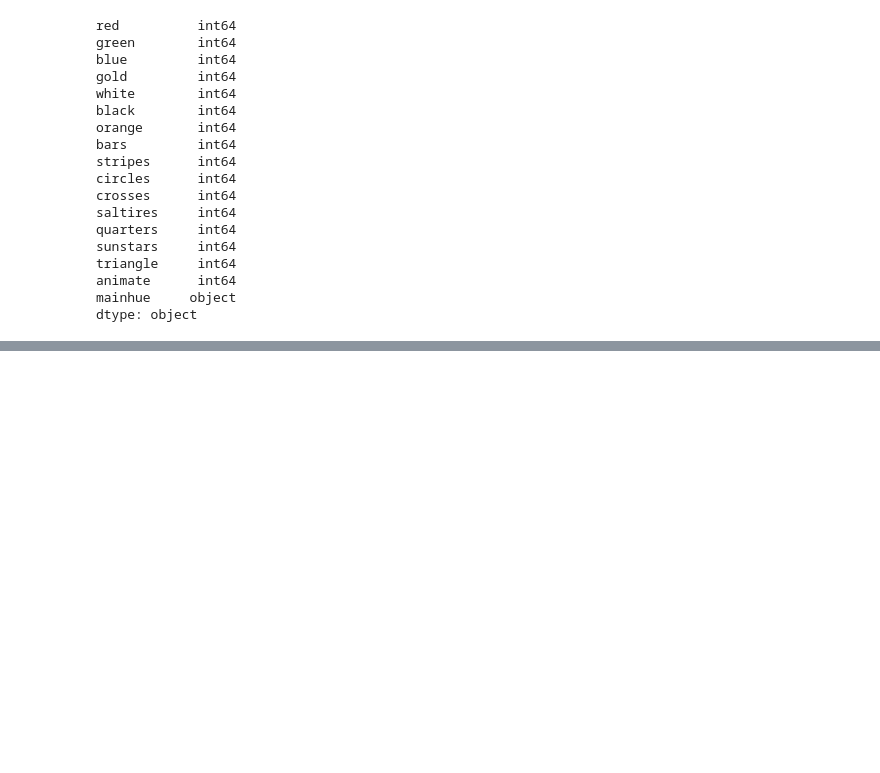
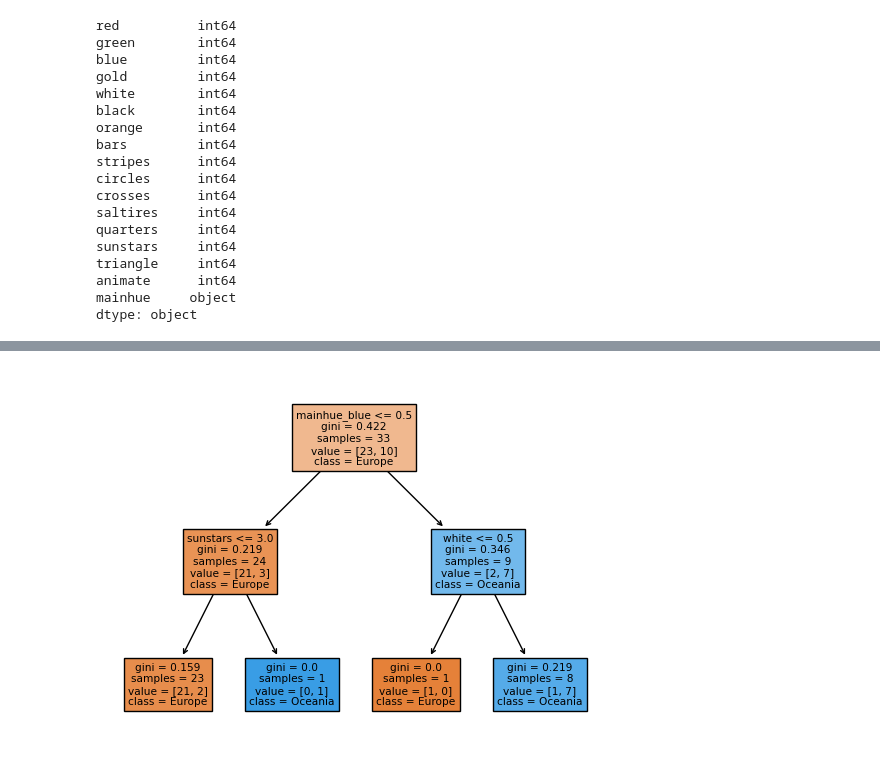
Before and after one commit to fatemehaa/DS-ML-Git-Projects, a Jupyter notebook: Find the Flag!/Find the flag.ipynb, the cells around one changed output, grey strips where cells are left out. Drawn from its saved outputs; the diff is of its cells as text; code cells hidden in the pictures; blank space fills up the shorter version.

```diff
--- a/Find the Flag!/Find the flag.ipynb
+++ b/Find the Flag!/Find the flag.ipynb
@@ -97,0 +123,9 @@ train_data, test_data, train_labels, test_labels = train_test_split(data, labels
+# %%
+# Refit decision tree model with the highest accuracy and plot the decision tree
+dt = DecisionTreeClassifier(random_state=1, max_depth=best_depth).fit(
+    train_data, train_labels)
+tree.plot_tree(dt, feature_names=train_data.columns.tolist(),
+               class_names=['Europe', 'Oceania'], filled=True)
+plt.show()
+# %% [output]
+[figure, added]
```
Also changed, not shown: parts of 4 cells of this notebook.
